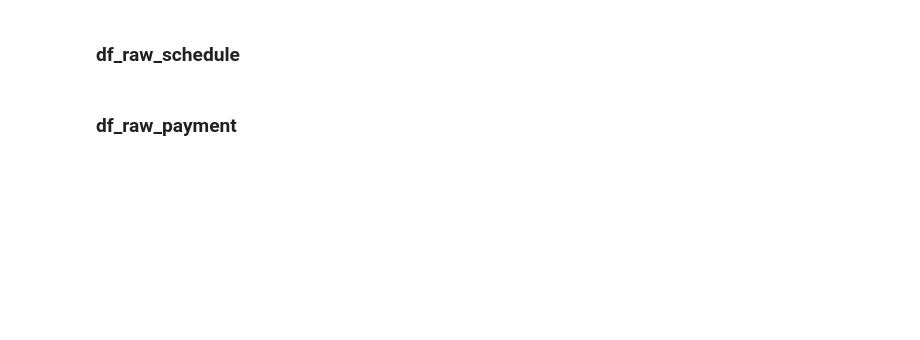
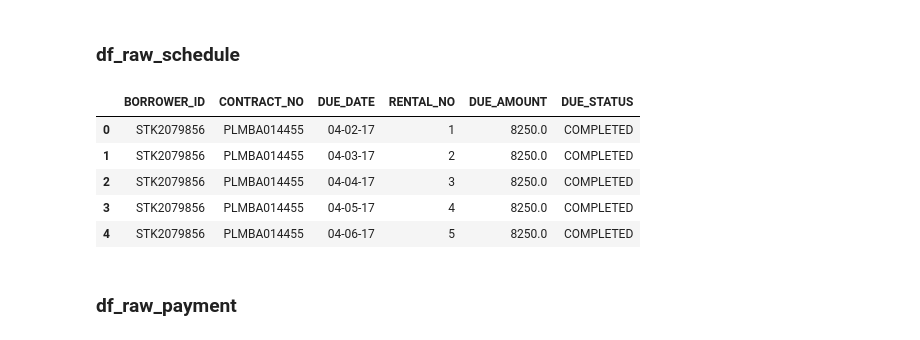
Before and after one commit to hrdipto/catpoint-parent, a Jupyter notebook: assg01.finiqs.edwin.elt_extraction_wip.0.0.1.ipynb, the cells around one changed output. Saved outputs shown, nothing was run; the diff lists cells and outputs as text; code cells hidden in the pictures; blank space fills up the shorter version.

```diff
--- a/assg01.finiqs.edwin.elt_extraction_wip.0.0.1.ipynb
+++ b/assg01.finiqs.edwin.elt_extraction_wip.0.0.1.ipynb
@@ -54,4 +105,13 @@ Use Pandas DataFrame's head() method to get some ideas of the data
 # %% [markdown]
 ### df_raw_schedule
+# %%
+df_raw_schedule.head()
+# %% [output]
+|  | BORROWER_ID | CONTRACT_NO | DUE_DATE | RENTAL_NO | DUE_AMOUNT | DUE_STATUS |
+| 0 | STK2079856 | PLMBA014455 | 04-02-17 | 1 | 8250.0 | COMPLETED |
+| 1 | STK2079856 | PLMBA014455 | 04-03-17 | 2 | 8250.0 | COMPLETED |
+| 2 | STK2079856 | PLMBA014455 | 04-04-17 | 3 | 8250.0 | COMPLETED |
+| 3 | STK2079856 | PLMBA014455 | 04-05-17 | 4 | 8250.0 | COMPLETED |
+| 4 | STK2079856 | PLMBA014455 | 04-06-17 | 5 | 8250.0 | COMPLETED |
 # %% [markdown]
 ### df_raw_payment
```
Also changed, not shown: parts of 16 cells of this notebook, 1 other file.
